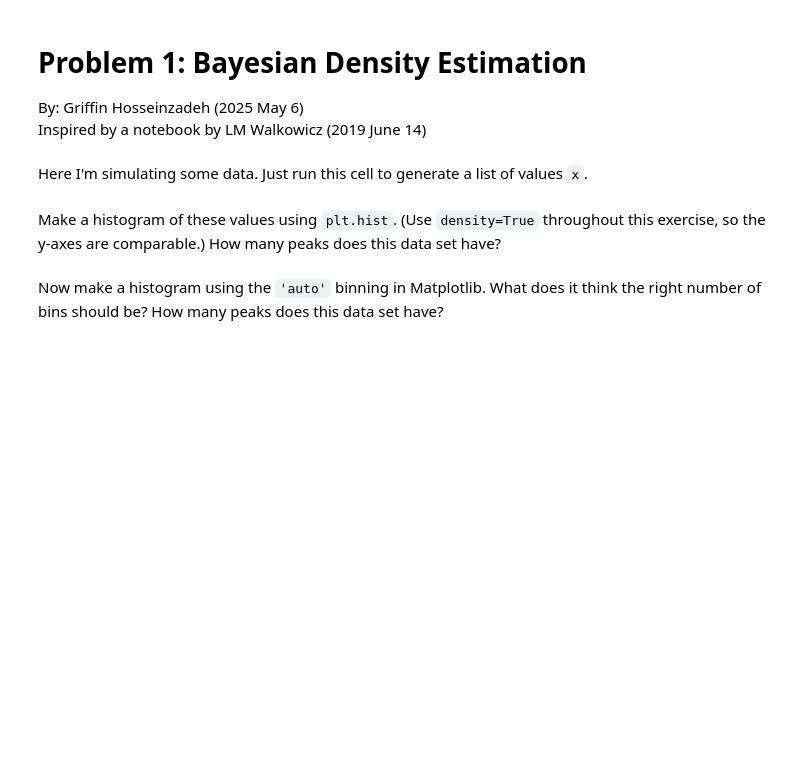
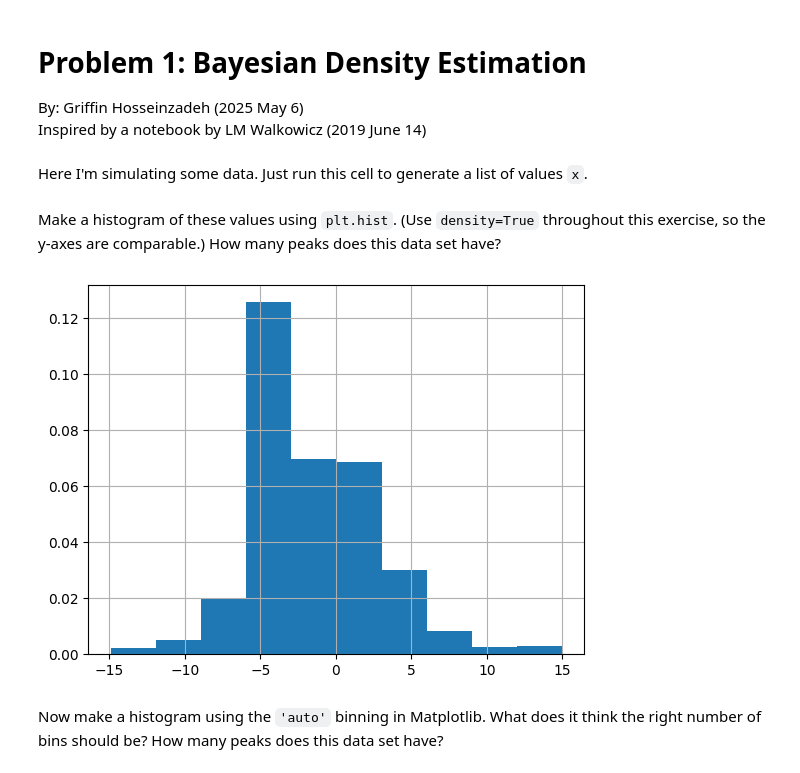
Before and after one commit to ASTR154/nonparametric-modeling, a Jupyter notebook: nonparametric-modeling.ipynb, the cells around one changed output. Saved outputs shown, nothing was run; the diff lists cells and outputs as text; code cells hidden in the pictures; blank space fills up the shorter version.

```diff
--- a/nonparametric-modeling.ipynb
+++ b/nonparametric-modeling.ipynb
@@ -26,3 +24,8 @@ plt.hist(  # complete
+# %%
+plt.hist(x, density=True)
+plt.grid(True)
+# %% [output]
+[figure, added]
 # %% [markdown]
 Now make a histogram using the `'auto'` binning in Matplotlib. What does it think the right number of bins should be? How many peaks does this data set have?
 # %%
```
Also changed, not shown: parts of 7 cells of this notebook.
